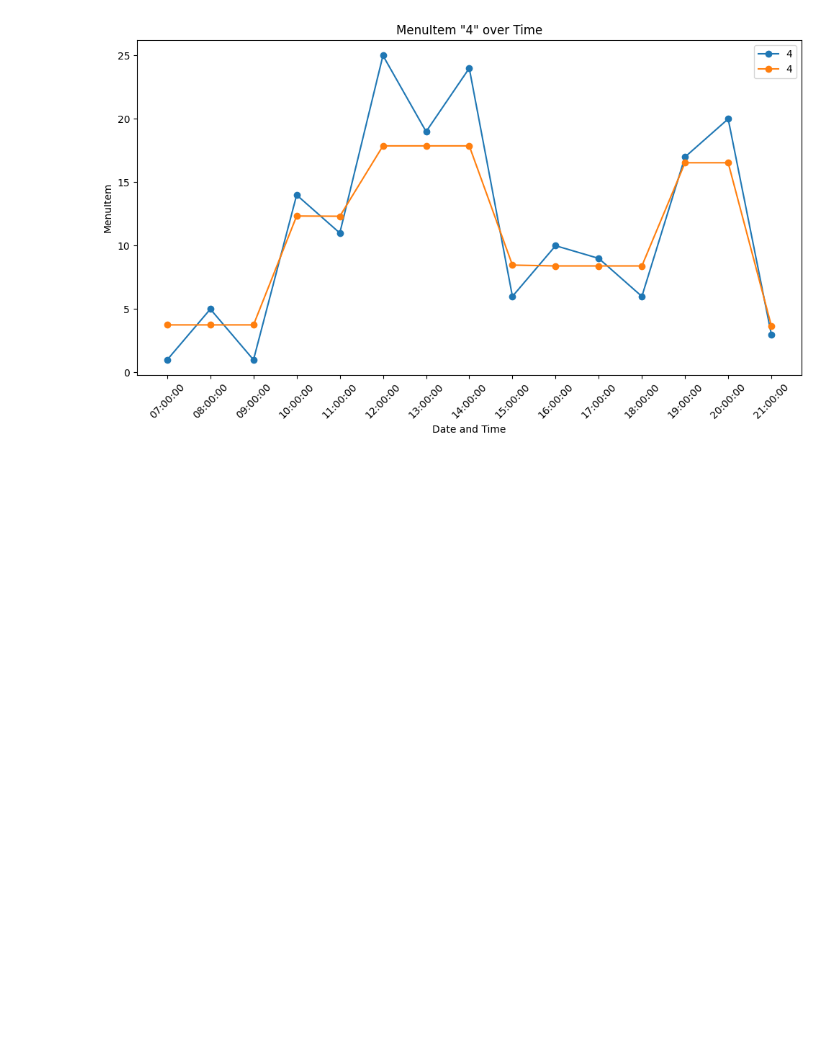
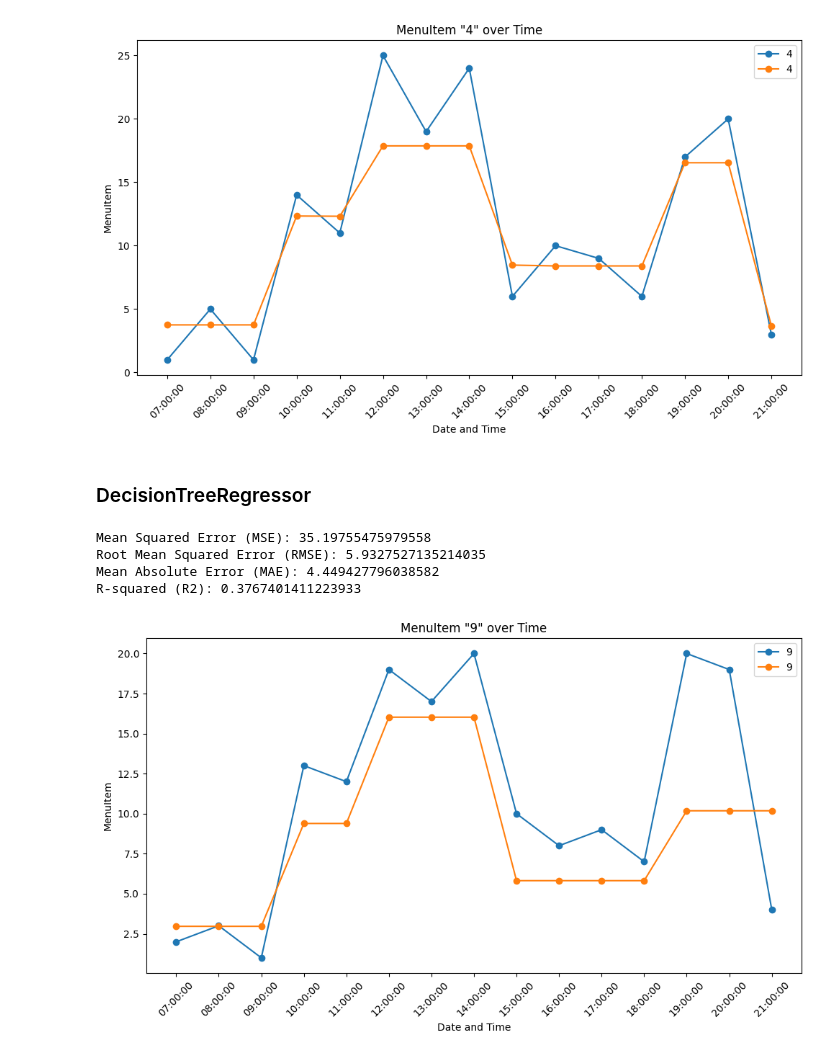
Before and after one commit to pramodsaji/proj-ml, a Jupyter notebook: xgboost.ipynb, the cells around one changed output. Drawn from its saved outputs; the diff is of its cells as text; code cells hidden in the pictures; blank space fills up the shorter version.

Commit message:
Adding DecisionTreeRegressor

```diff
--- a/xgboost.ipynb
+++ b/xgboost.ipynb
@@ -138,3 +131,73 @@ plt.tight_layout()
 plt.show()
 # %% [output]
 [figure]
+# %% [markdown]
+### DecisionTreeRegressor
+# %%
+from sklearn.tree import DecisionTreeRegressor
+from sklearn.model_selection import train_test_split
+from sklearn.metrics import mean_squared_error, mean_absolute_error, r2_score
+import numpy as np
+
+# Assuming you have your data loaded into X and y variables
+
+# Split the data into training and testing sets
+X_train, X_test, y_train, y_test = train_test_split(X_xgb, y_xgb, test_size=0.4, random_state=42)
+
+# Create the decision tree regressor and specify hyperparameters
+tree_reg = DecisionTreeRegressor(max_depth=3, random_state=42)
+
+# Train the model
+tree_reg.fit(X_train, y_train)
+
+# Make predictions on the test set
+predictions = tree_reg.predict(X_test)
+
+# Calculate evaluation metrics
+mse = mean_squared_error(y_test, predictions)
+rmse = np.sqrt(mse)
+mae = mean_absolute_error(y_test, predictions)
+r2 = r2_score(y_test, predictions)
+
+print("Mean Squared Error (MSE):", mse)
+print("Root Mean Squared Error (RMSE):", rmse)
+print("Mean Absolute Error (MAE):", mae)
+print("R-squared (R2):", r2)
+# %% [output]
+Mean Squared Error (MSE): 35.19755475979558
+Root Mean Squared Error (RMSE): 5.9327527135214035
+Mean Absolute Error (MAE): 4.449427796038582
+R-squared (R2): 0.3767401411223933
+# %%
+import matplotlib.pyplot as plt
+import pandas as pd
+
+# Selecting features
+X = data[['DateTime', 'NumericDate', 'TimeOfDay', 'MenuItem', 'Quantity']]
+
+# Filter for a specific date and menu item
+selected_date = '2023-04-05'  # Replace with your desired date in 'YYYY-MM-DD' format
+selected_menu_item = 9 # Replace with the menu item you want to plot
+
+
+s_d = X[(X['DateTime'].dt.date == pd.to_datetime(selected_date).date()) & (X['MenuItem'] == selected_menu_item)]
+# Selecting features for the specific menu item
+X_d = s_d[['NumericDate', 'TimeOfDay', 'MenuItem']]
+y_d = s_d['Quantity']
+
+# Predicting for the specific menu item using the already trained model
+predictions_d = tree_reg.predict(X_d)
+
+selected_data = X[(X['DateTime'].dt.date == pd.to_datetime(selected_date).date()) & (X['MenuItem'] == selected_menu_item)]
+plt.figure(figsize=(10, 6))
+plt.plot(selected_data['DateTime'].dt.strftime('%H:%M:%S'), selected_data['Quantity'], marker='o', linestyle='-', label=selected_menu_item)
+plt.plot(selected_data['DateTime'].dt.strftime('%H:%M:%S'), predictions_d, marker='o', linestyle='-', label=selected_menu_item)
+plt.xlabel('Date and Time')
+plt.ylabel('MenuItem')
+plt.title(f'MenuItem "{selected_menu_item}" over Time')
+plt.legend()
+plt.xticks(rotation=45)
+plt.tight_layout()
+plt.show()
+# %% [output]
+[figure, added]
```
Also changed, not shown: parts of 1 cell of this notebook.
